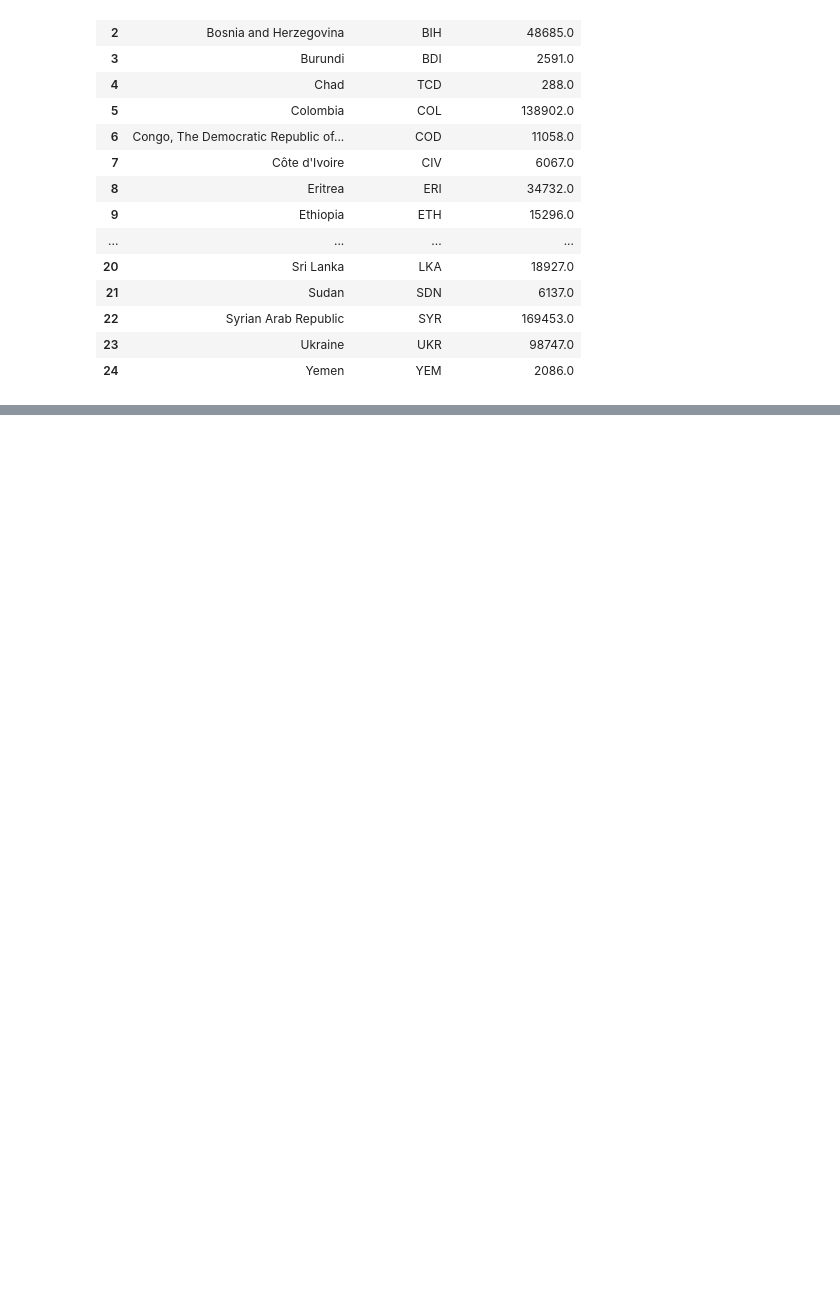
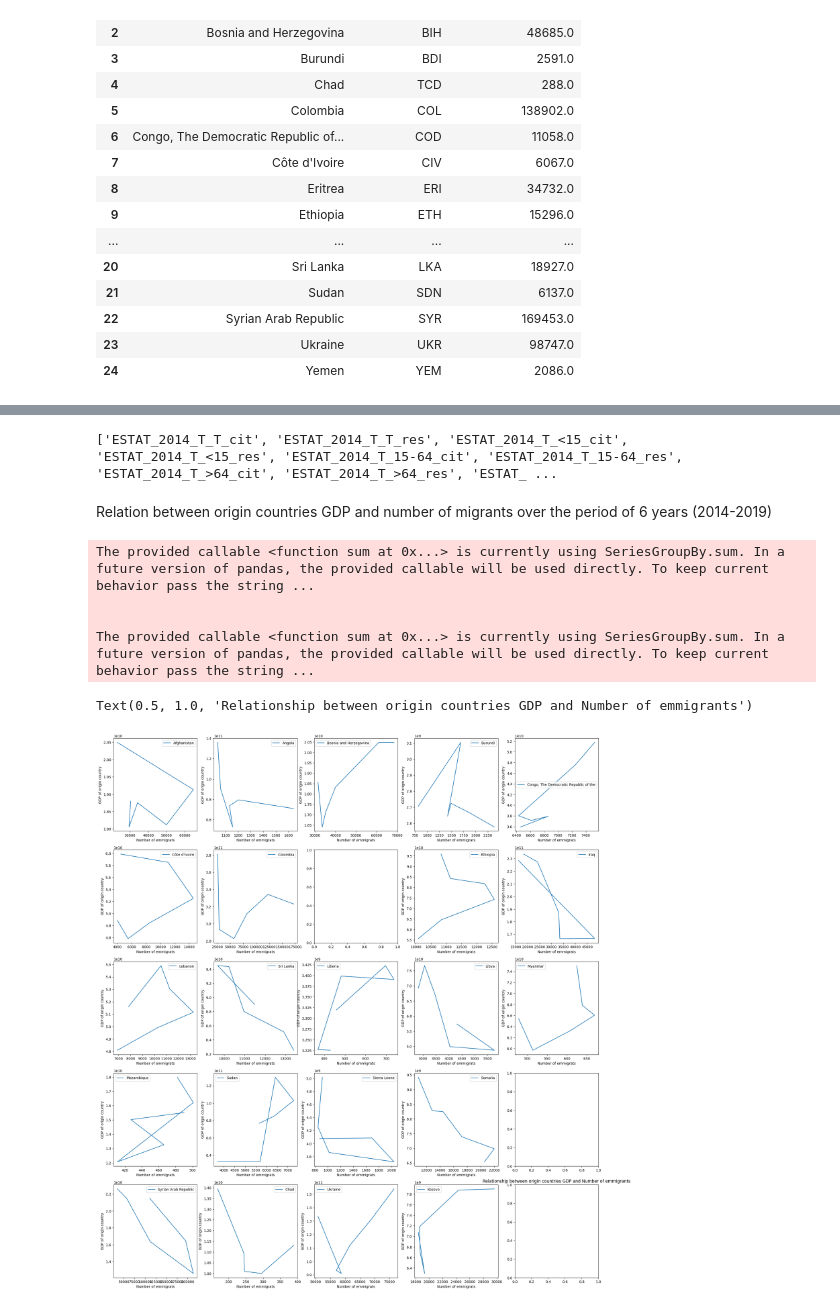
Before and after one commit to MIT-Emerging-Talent/2024-group-07-cdsp, a Jupyter notebook: Data_Analysis/first_iteration/First_Analysis.ipynb, the cells around one changed output, grey strips where cells are left out. Saved outputs shown, nothing was run; the diff lists cells and outputs as text; code cells hidden in the pictures; blank space fills up the shorter version.

Commit message:
Data Analysis and deletion of dataset copies

```diff
--- a/Data_Analysis/first_iteration/First_Analysis.ipynb
+++ b/Data_Analysis/first_iteration/First_Analysis.ipynb
@@ -223,3 +209,73 @@ choromap = go.Figure(data = [data],layout = layout)
 iplot(choromap)
 # %% [output]
 [interactive output not drawn]
+# %%
+#to seperate numeric type columns for Analysis
+data = []
+for i in countries_of_interest_df.columns:
+    if is_numeric_dtype(countries_of_interest_df[i]):
+        data.append(i)
+
+print(data)
+# %% [output]
+['ESTAT_2014_T_T_cit', 'ESTAT_2014_T_T_res', 'ESTAT_2014_T_<15_cit', 'ESTAT_2014_T_<15_res', 'ESTAT_2014_T_15-64_cit', 'ESTAT_2014_T_15-64_res', 'ESTAT_2014_T_>64_cit', 'ESTAT_2014_T_>64_res', 'ESTAT_ ...
+# %% [markdown]
+Relation between origin countries GDP and number of migrants over the period of 6 years (2014-2019)
+# %%
+GDP=  countries_of_interest_df
+#seperate columns for total of resident and citizen emmigrants
+GDP ['Estst_Total_migrant_2014'] = GDP['ESTAT_2014_T_T_cit']+GDP['ESTAT_2014_T_T_res']
+GDP ['Estst_Total_migrant_2015'] = GDP['ESTAT_2015_T_T_cit']+GDP['ESTAT_2015_T_T_res']
+GDP ['Estst_Total_migrant_2016'] = GDP['ESTAT_2016_T_T_cit']+GDP['ESTAT_2016_T_T_res']
+GDP ['Estst_Total_migrant_2017'] = GDP['ESTAT_2017_T_T_cit']+GDP['ESTAT_2017_T_T_res']
+GDP ['Estst_Total_migrant_2018'] = GDP['ESTAT_2018_T_T_cit']+GDP['ESTAT_2018_T_T_res']
+GDP ['Estst_Total_migrant_2019'] = GDP['ESTAT_2019_T_T_cit']+GDP['ESTAT_2019_T_T_res']
+gdp_group = GDP.groupby(['origin_name','origin_gdp_2014','origin_gdp_2015','origin_gdp_2016','origin_gdp_2017','origin_gdp_2018','origin_gdp_2019'])
+group_cit_gdp = gdp_group.agg({'Estst_Total_migrant_2014': np.sum,
+                               'Estst_Total_migrant_2015': np.sum,
+                                   'Estst_Total_migrant_2016': np.sum,
+                                   'Estst_Total_migrant_2017': np.sum,
+                                   'Estst_Total_migrant_2018': np.sum,
+                                   'Estst_Total_migrant_2019': np.sum})
+
+group_cit_gdp
+group_cit_gdp = pd.DataFrame(group_cit_gdp)
+group_cit_gdp=group_cit_gdp.reset_index()
+
+#columns for x axis values
+X = ['Estst_Total_migrant_2014','Estst_Total_migrant_2015','Estst_Total_migrant_2016',
+                                   'Estst_Total_migrant_2017',
+                                   'Estst_Total_migrant_2018',
+                                   'Estst_Total_migrant_2019']
+#columns for y axis values
+Y = ['origin_gdp_2014','origin_gdp_2015','origin_gdp_2016','origin_gdp_2017','origin_gdp_2018','origin_gdp_2019']
+
+
+empty = ['Eritrea','South Sudan', 'Yemen'] #countries whos gdp is missing in the data
+fig,ax = plt.subplots(5,5, figsize=(25,28))
+
+
+for i in range(0,5):
+    for j in range(0,5):
+        x=[]
+        y=[]
+
+        if country_names[i][j] not in empty:
+            for E in X:
+                x.append(group_cit_gdp[group_cit_gdp['origin_name']==country_names[i][j]][E].item())
+            for G in Y:
+                y.append(group_cit_gdp[group_cit_gdp['origin_name']==country_names[i][j]][G].item())
+            ax[i][j].plot(x,y, label=f"{country_names[i][j]}")
+            ax[i][j].set_xlabel("Number of emmigrats")
+            ax[i][j].set_ylabel("GDP of origin country")
+
+            ax[i][j].legend()
+
+plt.title("Relationship between origin countries GDP and Number of emmigrants")
+# %% [output]
+The provided callable <function sum at 0x...> is currently using SeriesGroupBy.sum. In a future version of pandas, the provided callable will be used directly. To keep current behavior pass the string ...
+
+
+The provided callable <function sum at 0x...> is currently using SeriesGroupBy.sum. In a future version of pandas, the provided callable will be used directly. To keep current behavior pass the string ...
+Text(0.5, 1.0, 'Relationship between origin countries GDP and Number of emmigrants')
+[figure, added]
```
Also changed, not shown: parts of 5 cells of this notebook, 4 other files.
